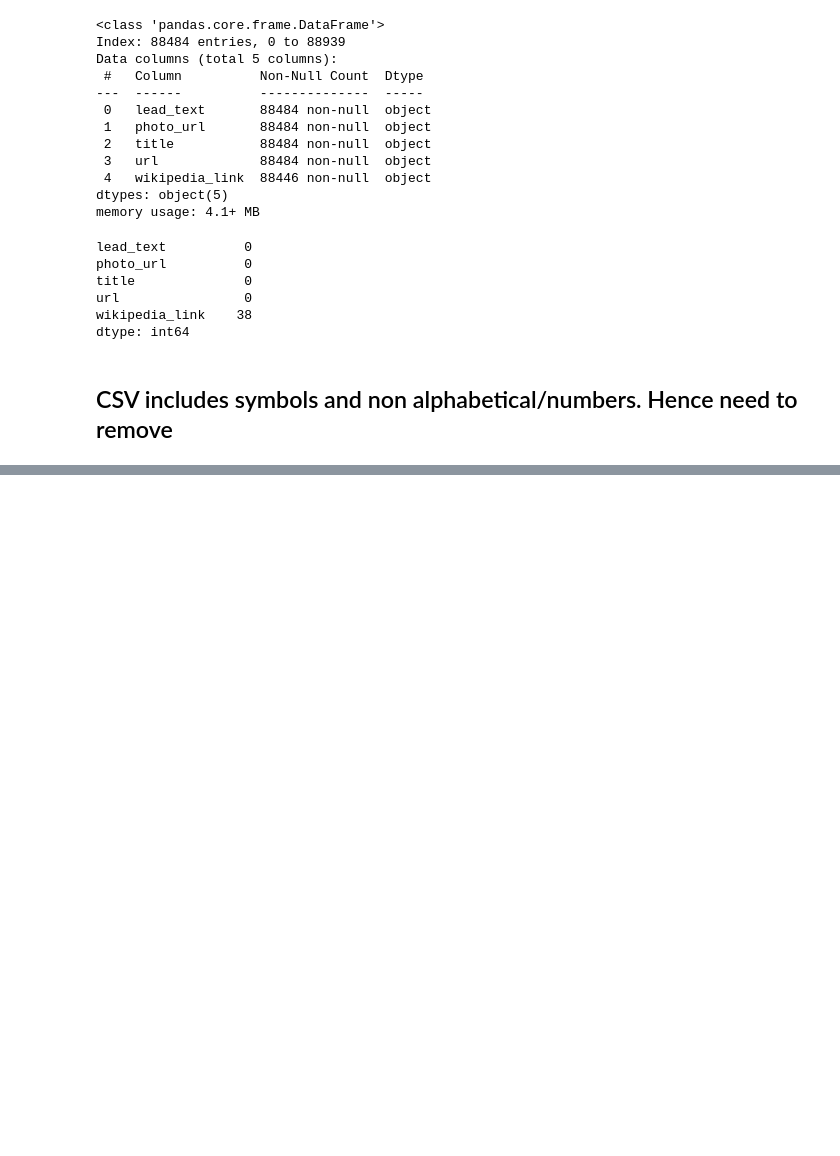
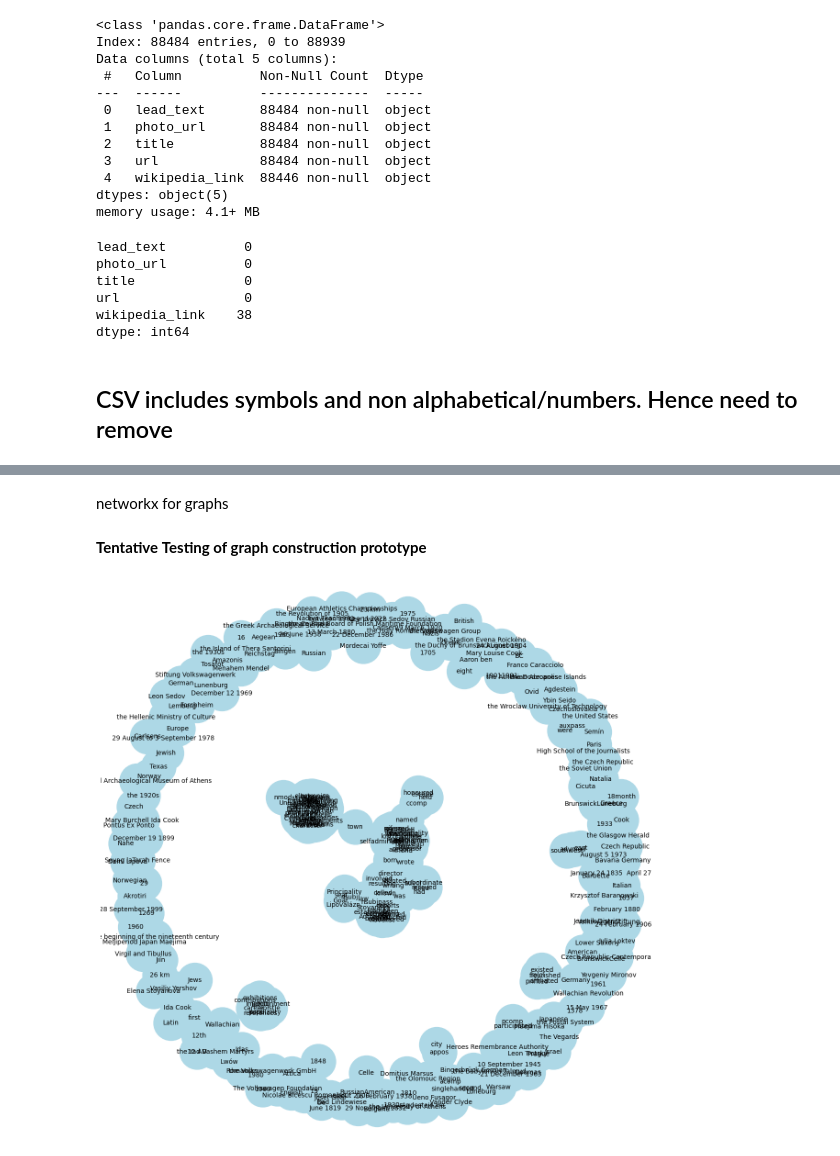
Before and after one commit to spencer123451/3101, a Jupyter notebook: notebooks/eda.ipynb, the cells around one changed output, grey strips where cells are left out. Drawn from its saved outputs; the diff is of its cells as text; code cells hidden in the pictures; blank space fills up the shorter version.

```diff
--- a/notebooks/eda.ipynb
+++ b/notebooks/eda.ipynb
@@ -9,7 +9,7 @@ from sklearn.preprocessing import StandardScaler, OneHotEncoder
 from sklearn.impute import SimpleImputer
 
 
-df = pd.read_csv("../newoutput.csv")
+df = pd.read_csv("../data/newoutput.csv")
 # %%
 df.info()
 df.head(5)
@@ -124 +112,3 @@ print(df['lead_text'].head(12))
 Name: lead_text, dtype: object
+# %%
+df=df.head(20)
@@ -124,0 +142,14 @@ Name: lead_text, dtype: object
+# %%
+def extract_relationships(text):
+    doc = nlp(text)
+    relationships = []
+    for token in doc:
+        if token.dep_ == 'prep':
+            relationships.append((token.head.text, token.text, token.head.dep_))
+    return relationships
+
+# Apply relationship extraction
+df['relationships'] = df['lead_text'].apply(extract_relationships)
+
+# Display extracted relationships
+df[['title', 'relationships']].head()
@@ -124,0 +163,31 @@ Name: lead_text, dtype: object
+# %% [markdown]
+networkx for graphs
+# %%
+import networkx as nx
+
+# Initialize an empty graph
+G = nx.Graph()
+
+# Add entities as nodes and relationships as edges
+for index, row in df.iterrows():
+    for entity, label in row['entities']:
+        G.add_node(entity, label=label)
+    for relation in row['relationships']:
+        G.add_edge(relation[0], relation[2], relation=relation[1])
+
+# Save the graph for further use
+nx.write_graphml(G, "../data/knowledge_graph.graphml")
+# %% [markdown]
+**Tentative**
+**Testing of graph construction prototype**
+# %%
+# Plotting the graph using Matplotlib
+plt.figure(figsize=(12, 12))  # Set the figure size
+
+# Draw the graph
+nx.draw(G, with_labels=True, node_color="lightblue", font_size=10, node_size=3000, edge_color="gray")
+
+# Display the graph
+plt.show()
+# %% [output]
+[figure, added]
```
Also changed, not shown: parts of 7 cells of this notebook.
